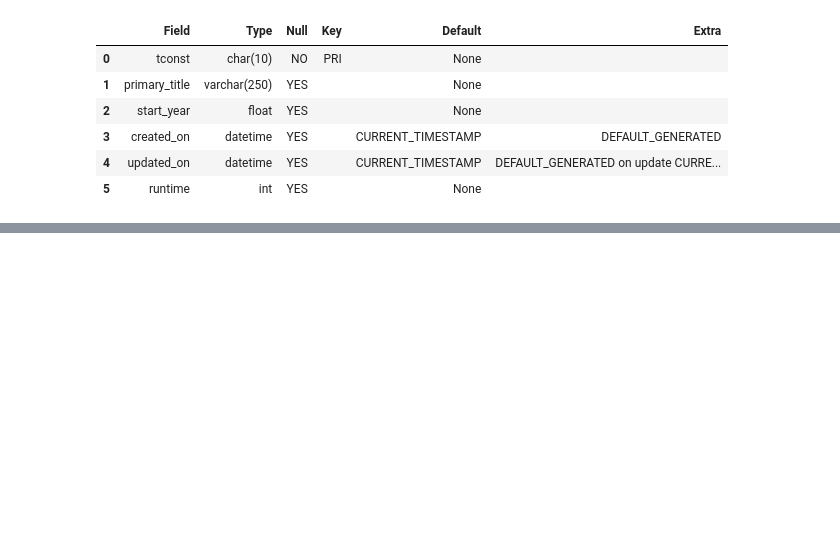
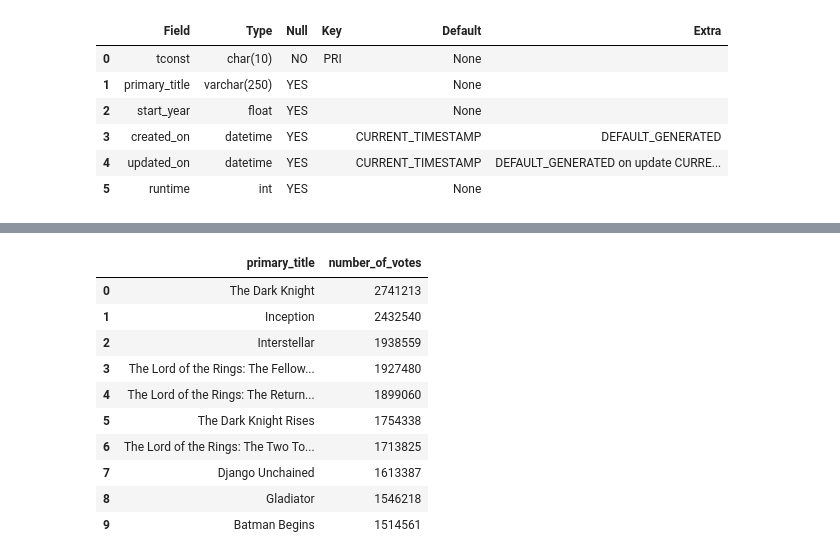
Before and after one commit to parkerholds/ph-movie-data, a Jupyter notebook: Project_2.ipynb, the cells around one changed output, grey strips where cells are left out. Drawn from its saved outputs; the diff is of its cells as text; code cells hidden in the pictures; blank space fills up the shorter version.

```diff
--- a/Project_2.ipynb
+++ b/Project_2.ipynb
@@ -448 +455,22 @@ describe_ratings
 86979 rows × 6 columns
+# %%
+q = """SELECT primary_title, number_of_votes
+FROM title_basics
+JOIN ratings
+ON title_basics.tconst = ratings.tconst
+WHERE number_of_votes > 500000
+ORDER BY number_of_votes DESC
+LIMIT 10"""
+pd.read_sql(q,conn)
+# %% [output]
+|  | primary_title | number_of_votes |
+| 0 | The Dark Knight | 2741213 |
+| 1 | Inception | 2432540 |
+| 2 | Interstellar | 1938559 |
+| 3 | The Lord of the Rings: The Fellow... | 1927480 |
+| 4 | The Lord of the Rings: The Return... | 1899060 |
+| 5 | The Dark Knight Rises | 1754338 |
+| 6 | The Lord of the Rings: The Two To... | 1713825 |
+| 7 | Django Unchained | 1613387 |
+| 8 | Gladiator | 1546218 |
+| 9 | Batman Begins | 1514561 |
```
Also changed, not shown: parts of 5 cells of this notebook, 3 other files.
